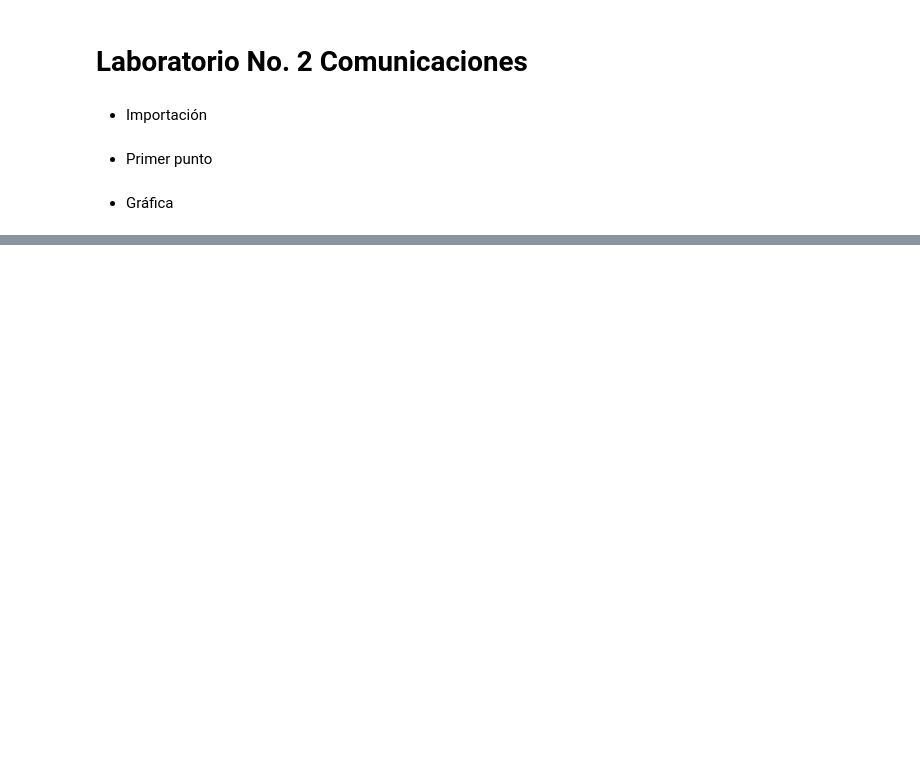
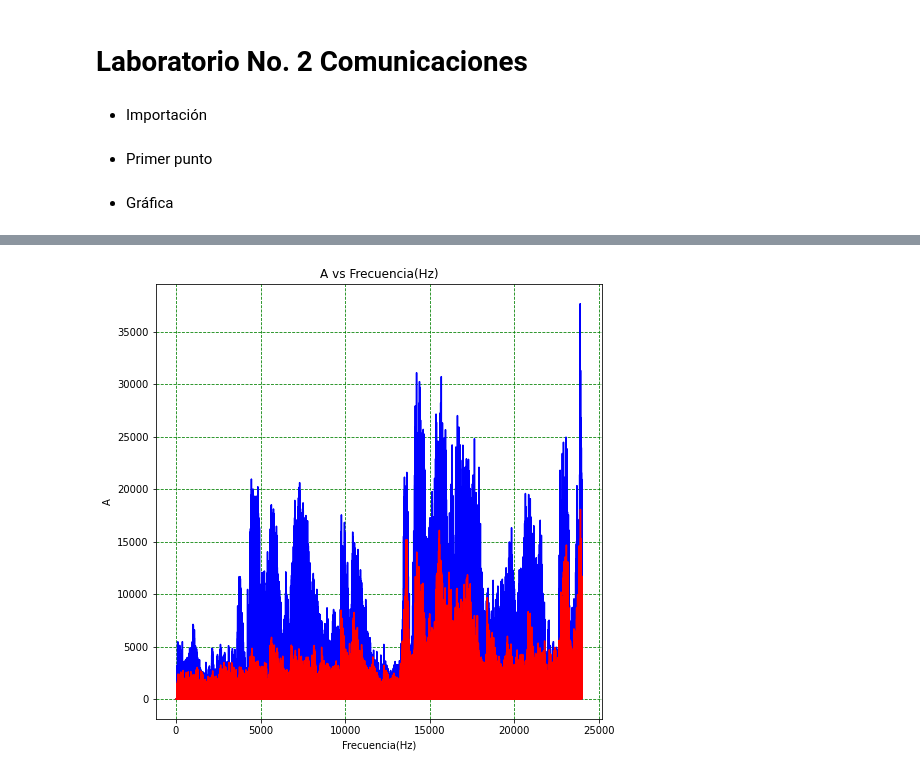
Before and after one commit to DuneV/2022-2, a Jupyter notebook: LAB_2.ipynb, the cells around one changed output, grey strips where cells are left out. Saved outputs shown, nothing was run; the diff lists cells and outputs as text; code cells hidden in the pictures; blank space fills up the shorter version.

```diff
--- a/LAB_2.ipynb
+++ b/LAB_2.ipynb
@@ -46,0 +45,24 @@ yf = fft(data)
+# %%
+dt = 1/samplerate
+
+yf = fft(data)
+M_gk = abs(yf)
+M_gk = M_gk[0:L//2]
+F = (samplerate/L)*np.arange(0, L//2)
+
+figure = plt.figure()
+figure.set_figwidth(8)
+figure.set_figheight(8)
+
+# channel no. 1
+plt.plot(F, M_gk[:,0],'b')
+# channel no. 2
+plt.plot(F, M_gk[:,1], 'r')
+
+plt.title('A vs Frecuencia(Hz)')
+plt.xlabel('Frecuencia(Hz)')
+plt.ylabel('A')
+plt.grid(color='green', linestyle = '--')
+plt.show()
+# %% [output]
+[figure, added]
```
Also changed, not shown: parts of 5 cells of this notebook.
